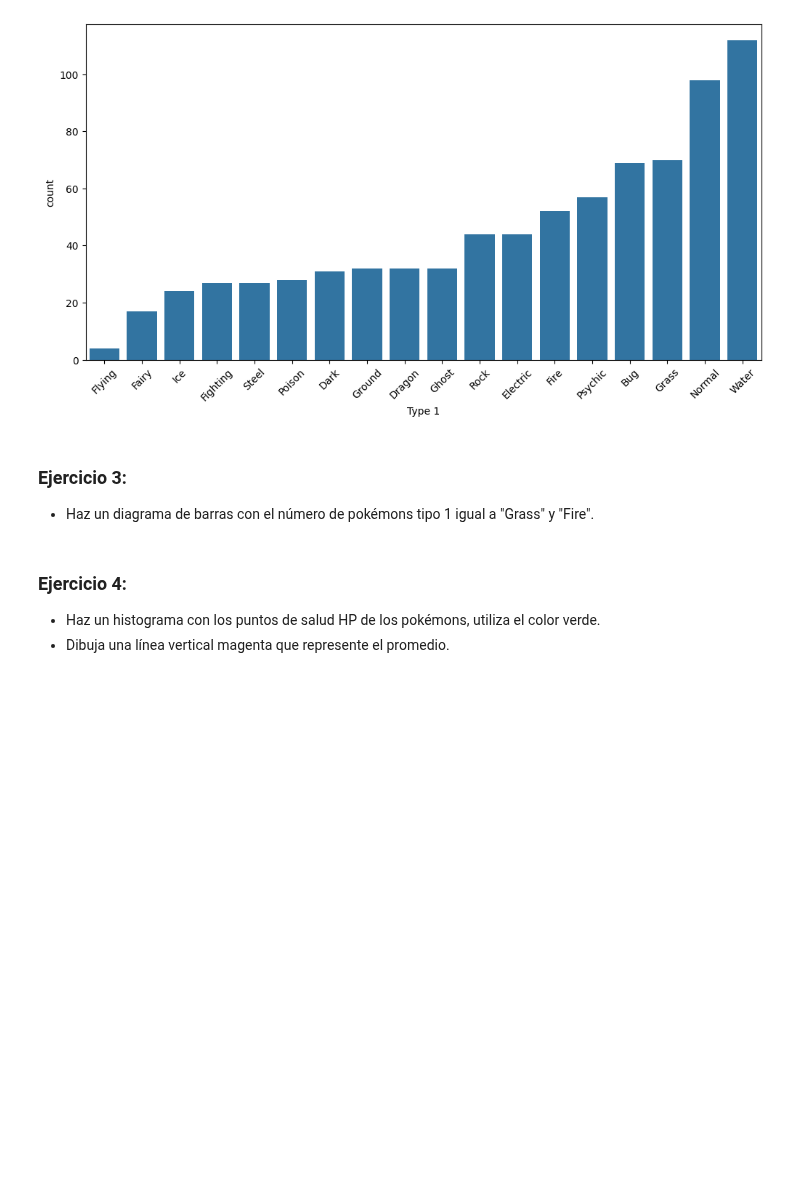
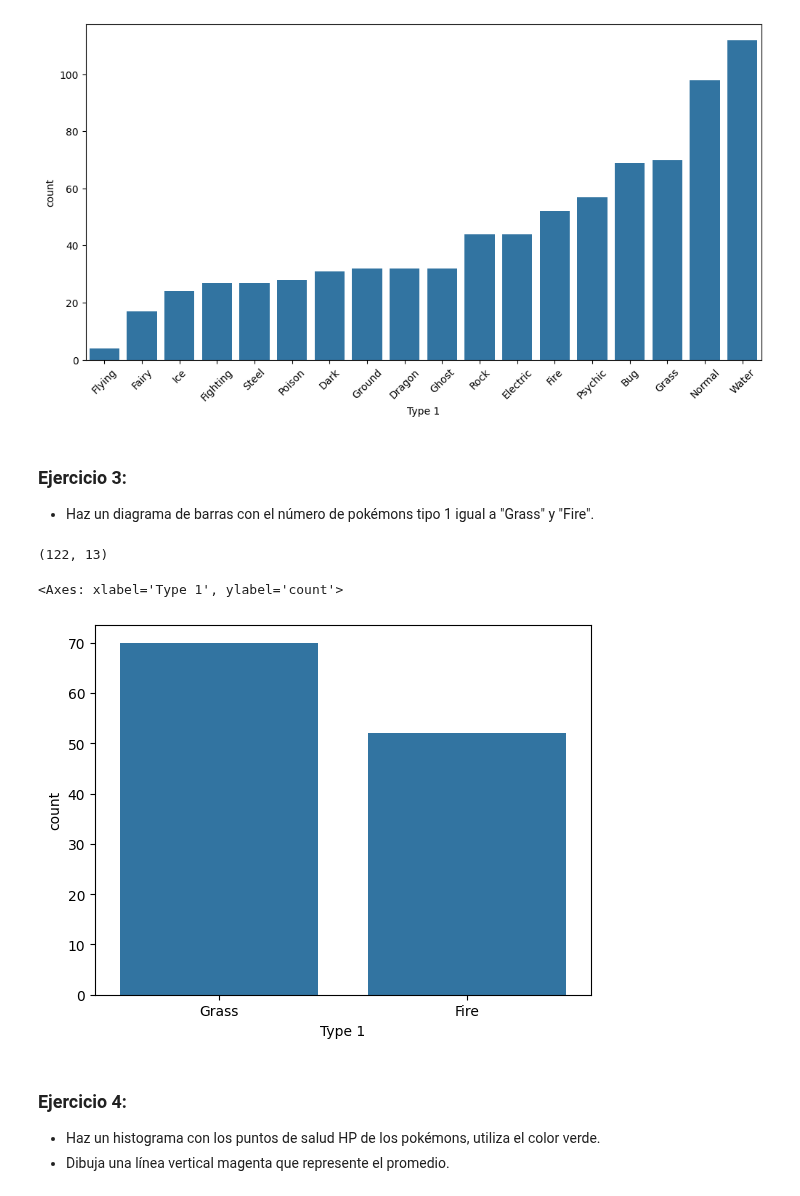
Before and after one commit to CaroliCosas/Bootcamp_Data_Science, a Jupyter notebook: mod3-estudio-data-science/01_Estudio_Notebooks Ejercicios/08.seaborn_ejercicios.ipynb, the cells around one changed output. Drawn from its saved outputs; the diff is of its cells as text; code cells hidden in the pictures; blank space fills up the shorter version.

```diff
--- a/mod3-estudio-data-science/01_Estudio_Notebooks Ejercicios/08.seaborn_ejercicios.ipynb
+++ b/mod3-estudio-data-science/01_Estudio_Notebooks Ejercicios/08.seaborn_ejercicios.ipynb
@@ -76,6 +76,16 @@ plt.xticks(rotation=45);
 # %% [markdown]
 ### Ejercicio 3:
 - Haz un diagrama de barras con el número de pokémons tipo 1 igual a "Grass" y "Fire".
+# %%
+filtro = df['Type 1'].isin(['Grass', 'Fire'])
+df[filtro].shape
+# %% [output]
+(122, 13)
+# %%
+sns.countplot(x = df[filtro]['Type 1']);
+# %% [output]
+<Axes: xlabel='Type 1', ylabel='count'>
+[figure, added]
 # %% [markdown]
 ### Ejercicio 4:
 - Haz un histograma con los puntos de salud HP de los pokémons, utiliza el color verde.
```
Also changed, not shown: parts of 2 cells of this notebook.
